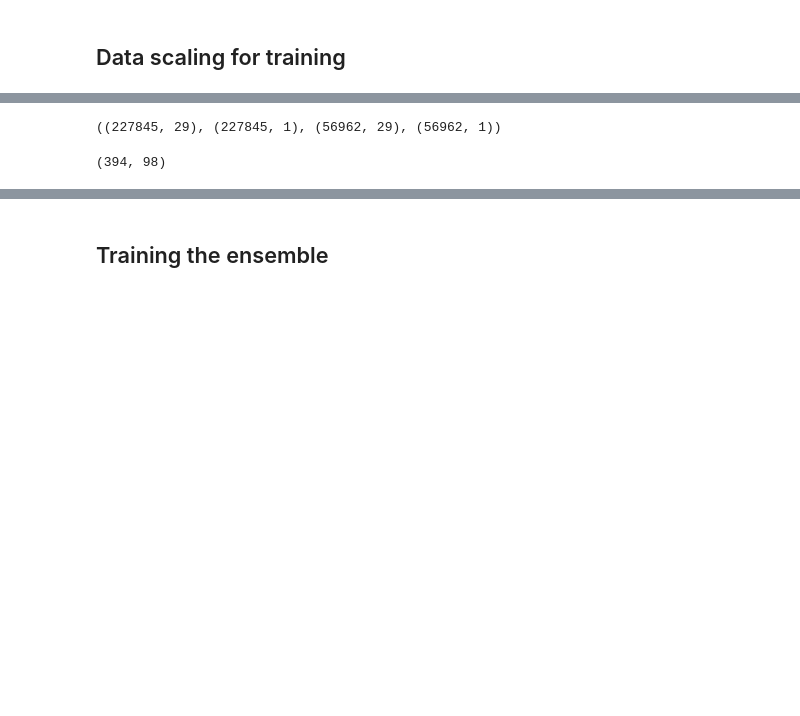
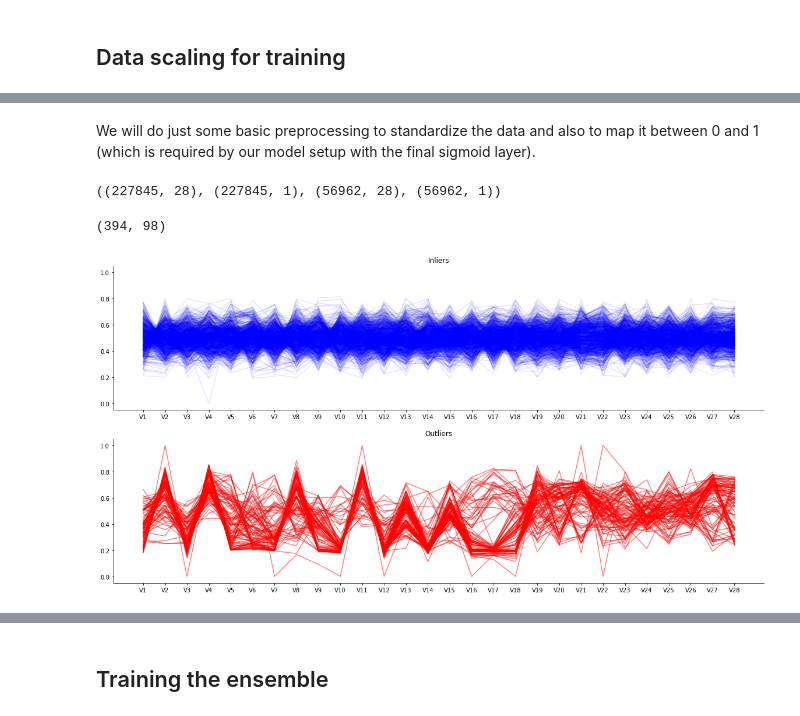
Before and after one commit to danieltsoukup/autoencoders, a Jupyter notebook: outlier_detection_with_autoencoders.ipynb, the cells around one changed output, grey strips where cells are left out. Saved outputs shown, nothing was run; the diff lists cells and outputs as text; code cells hidden in the pictures; blank space fills up the shorter version.

```diff
--- a/outlier_detection_with_autoencoders.ipynb
+++ b/outlier_detection_with_autoencoders.ipynb
@@ -661,21 +663,39 @@ We will do just very basic preprocessing:
+# %% [markdown]
+We will do just some basic preprocessing to standardize the data and also to map it between 0 and 1 (which is required by our model setup with the final sigmoid layer).
 # %%
+from sklearn.preprocessing import QuantileTransformer, MinMaxScaler
+from sklearn.pipeline import Pipeline
+
 X_train, X_test, y_train, y_test = train_test_split(X, y, test_size=0.2, stratify=y, random_state=1)
 
-scale = True
-if scale:
-    scaler_pipe = Pipeline([("robust", RobustScaler(quantile_range=(0.1, 0.9))),
-                       ("minmax", MinMaxScaler(feature_range=(0, 1)))])
+scaler = Pipeline([("quantile_transform", QuantileTransformer(output_distribution="normal")),
+                   ("minmax", MinMaxScaler())])
 
-    X_train = scaler_pipe.fit_transform(X_train)
-    X_test = scaler_pipe.transform(X_test)
+X_train = scaler.fit_transform(X_train)
+X_test = scaler.transform(X_test)
 
-    y_train = y_train.reshape(-1, 1)
-    y_test = y_test.reshape(-1, 1)
+y_train = y_train.reshape(-1, 1)
+y_test = y_test.reshape(-1, 1)
 # %%
 X_train.shape, y_train.shape, X_test.shape, y_test.shape
 # %% [output]
-((227845, 29), (227845, 1), (56962, 29), (56962, 1))
+((227845, 28), (227845, 1), (56962, 28), (56962, 1))
 # %%
 y_train.sum(), y_test.sum()
 # %% [output]
 (394, 98)
+# %%
+scaled_data = pd.DataFrame(data=np.concatenate([X_train, y_train], axis=1), columns=feature_cols+["Class"])
+# %%
+inlier_data = scaled_data[scaled_data.Class == 0].reset_index()
+outlier_data = scaled_data[scaled_data.Class == 1].reset_index()
+
+fig, axs = plt.subplots(2, 1, figsize=(20, 10), sharey=True)
+axs[0].plot(inlier_data.loc[:1000, feature_cols].T, c="blue", alpha=0.1)
+axs[0].set_title("Inliers")
+axs[1].plot(outlier_data.loc[:100, feature_cols].T, c="red", alpha=0.5)
+axs[1].set_title("Outliers")
+sns.despine()
+plt.show()
+# %% [output]
+[figure, added]
```
Also changed, not shown: parts of 21 cells of this notebook, 1 other file.
